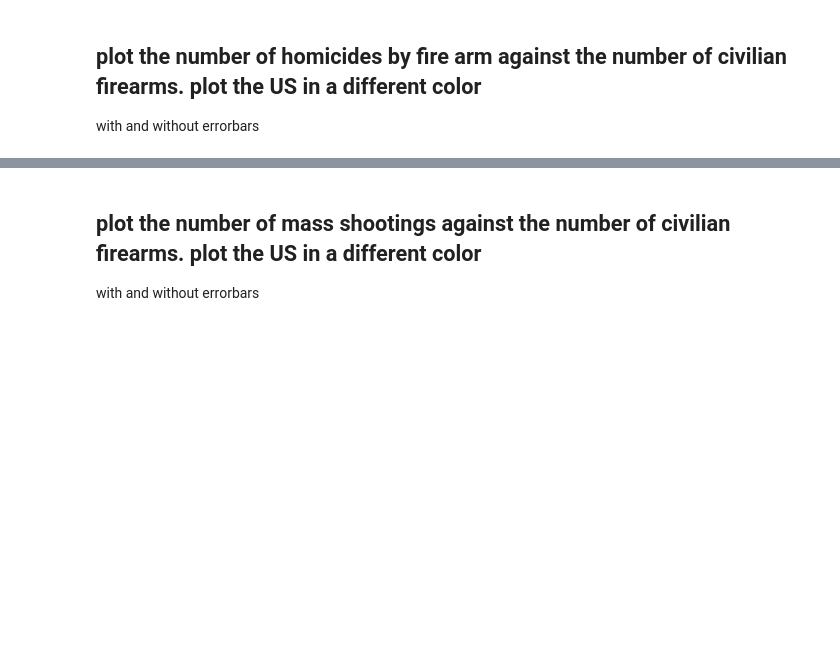
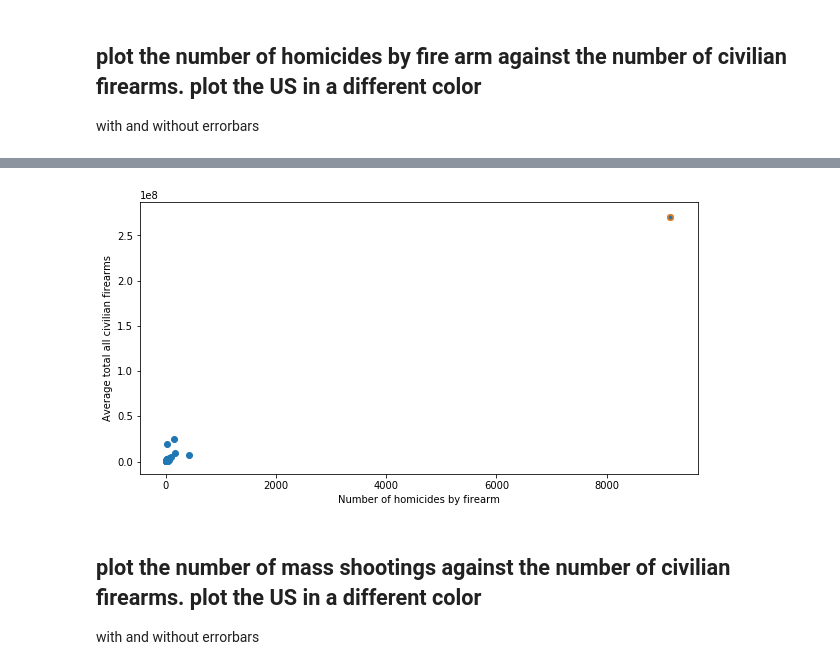
Before and after one commit to jinalklaulitz/PUI2018_msm796, a Jupyter notebook: HW9_msm796/assignment3_msm796.ipynb, the cells around one changed output, grey strips where cells are left out. Saved outputs shown, nothing was run; the diff lists cells and outputs as text; code cells hidden in the pictures; blank space fills up the shorter version.

```diff
--- a/HW9_msm796/assignment3_msm796.ipynb
+++ b/HW9_msm796/assignment3_msm796.ipynb
@@ -321,18 +316,21 @@ with and without errorbars
 # %%
-## fig = pl.figure(figsize=(10,5))
+fig = pl.figure(figsize=(10,5))
 ax = fig.add_subplot(111)
 
-scatter = ax.scatter(df_['Number of homicides by firearm'],df_['Average total all civilian firearms'])
+ax.scatter(df_['Number of homicides by firearm'],df_['Average total all civilian firearms'])
+ax.scatter(df_[df_['Country']=='United States']['Number of homicides by firearm'],df_[df_['Country']=='United States']['Average total all civilian firearms'])
 ax.errorbar(df_['Number of homicides by firearm'],df_['Average total all civilian firearms'],
             yerr = np.sqrt(df_['Average total all civilian firearms']), fmt = '.')
 ax.set_xlabel("Number of homicides by firearm")
 ax.set_ylabel('Average total all civilian firearms')
 ax.set_ylim()
 pl.show()
 #print ("Number of mass shooting vs GDP, " +
 #       "errors represent Poisson statistics.\n" +
 #       "The datapoint to the top right of the plot is the USA, " +
 #       "which has noth the highest GDP and the highest number of mass shootings")
+# %% [output]
+[figure, added]
 # %% [markdown]
 ## plot the number of  mass shootings against the number of civilian firearms. plot the  US in a different color
 with and without errorbars
```
Also changed, not shown: parts of 11 cells of this notebook, 1 other file.
